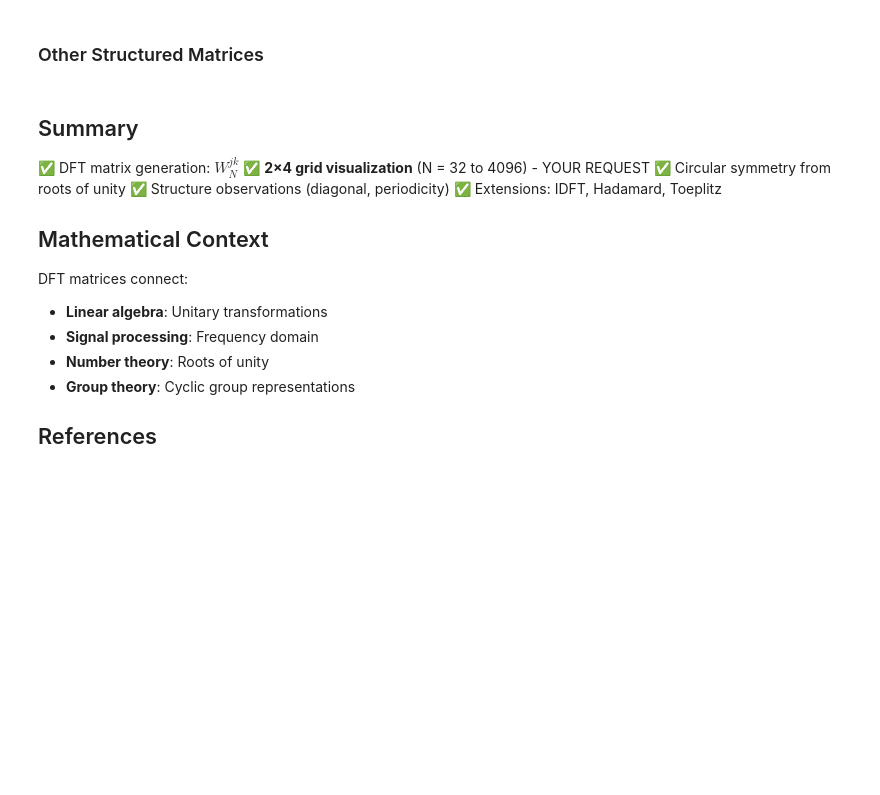
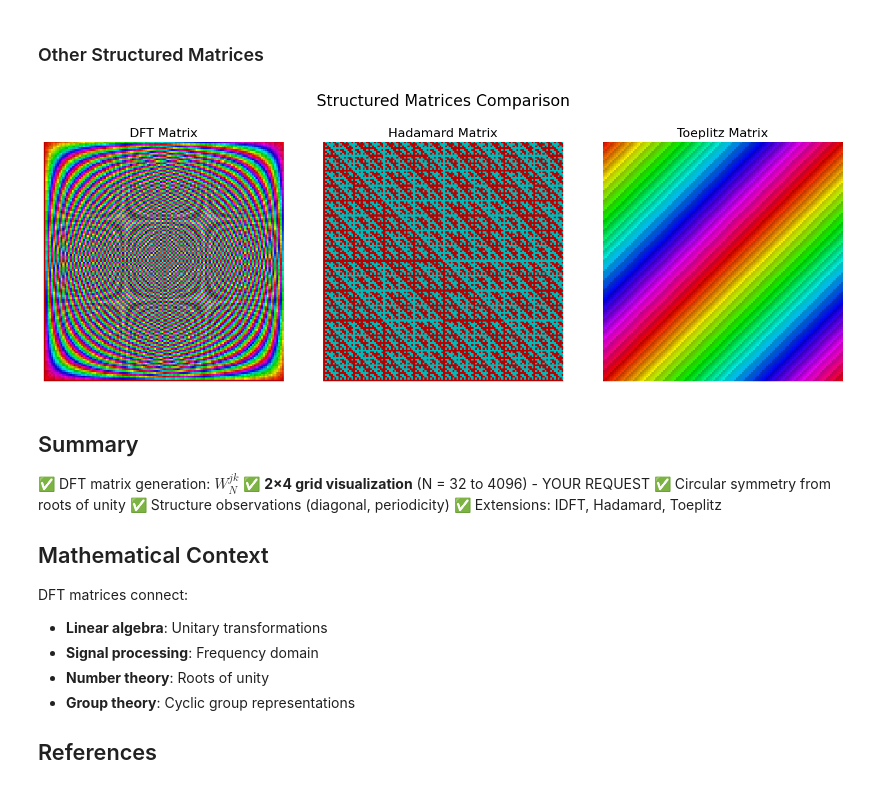
Before and after one commit to kuvychko/complexplorer, a Jupyter notebook: examples/applications/app_01_fft_matrices.ipynb, the cells around one changed output. Saved outputs shown, nothing was run; the diff lists cells and outputs as text; code cells hidden in the pictures; blank space fills up the shorter version.

```diff
--- a/examples/applications/app_01_fft_matrices.ipynb
+++ b/examples/applications/app_01_fft_matrices.ipynb
@@ -140,33 +158,35 @@ plt.show()
 # %%
 N = 128
 
 # Hadamard matrix (real-valued, ±1 entries)
 from scipy.linalg import hadamard
 H = hadamard(N)
 
 # Toeplitz matrix
 from scipy.linalg import toeplitz
 c = np.exp(-1j * 2 * np.pi * np.arange(N) / N)
 T = toeplitz(c)
 
 fig, axes = plt.subplots(1, 3, figsize=(15, 5))
 cmap = cp.Phase(phase_sectors=12, auto_scale_r=True)
 
 axes[0].imshow(cmap.rgb(dft_matrix(N)), origin='lower', aspect='equal')
-axes[0].set_title("DFT Matrix", fontsize=12)
+axes[0].set_title("DFT Matrix", fontsize=16)
 axes[0].axis('off')
 
 axes[1].imshow(cmap.rgb(H.astype(complex)), origin='lower', aspect='equal')
-axes[1].set_title("Hadamard Matrix", fontsize=12)
+axes[1].set_title("Hadamard Matrix", fontsize=16)
 axes[1].axis('off')
 
 axes[2].imshow(cmap.rgb(T), origin='lower', aspect='equal')
-axes[2].set_title("Toeplitz Matrix", fontsize=12)
+axes[2].set_title("Toeplitz Matrix", fontsize=16)
 axes[2].axis('off')
 
-plt.suptitle("Structured Matrices Comparison", fontsize=14)
+plt.suptitle("Structured Matrices Comparison", fontsize=20, y=1.05)
 plt.tight_layout()
 plt.show()
+# %% [output]
+[figure, added]
 # %% [markdown]
 ## Summary
 
```
Also changed, not shown: parts of 5 cells of this notebook, 3 other files.
